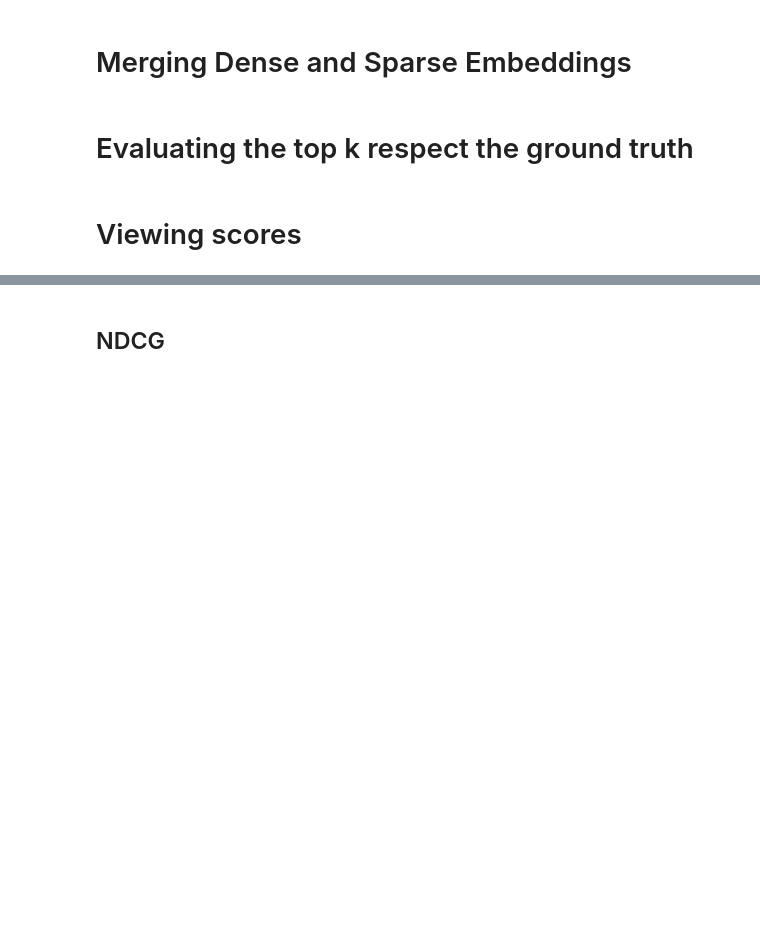
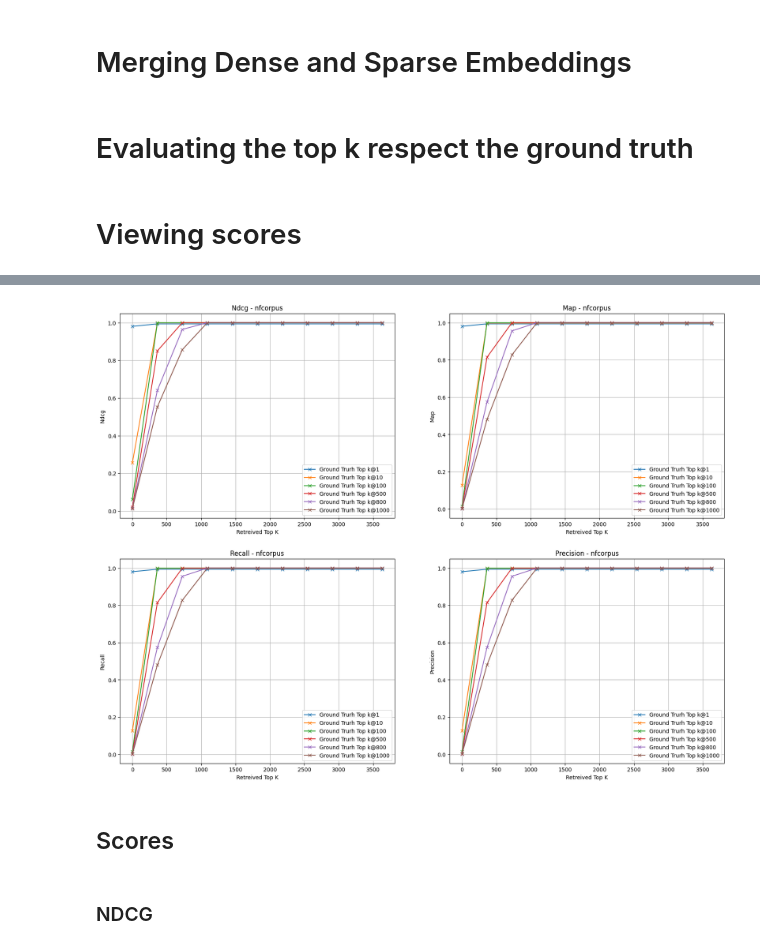
Before and after one commit to zuliani99/Sparse-Dense_Retrieval, a Jupyter notebook: Sparse_Dense_Retrieval.ipynb, the cells around one changed output, grey strips where cells are left out. Saved outputs shown, nothing was run; the diff lists cells and outputs as text; code cells hidden in the pictures; blank space fills up the shorter version.

Commit message:
ffix graphs and dictionaries

```diff
--- a/Sparse_Dense_Retrieval.ipynb
+++ b/Sparse_Dense_Retrieval.ipynb
@@ -249,10 +248,11 @@ nfcorpus - Loaded Pre-Processed Documents and Queries
 # %% [markdown]
 # Embedding
 # %%
-def embeddings(model, corpus, queries, qrels, k_values):
+def embeddings(model_type, model, corpus, queries, qrels, k_values):
   '''
   PURPOSE: getting the specific embedding using the given model
   ARGUMENTS:
+    - model_type: string specifing the type of model (sparse or dense)
     - model: specify the model to use
     - corpus: sequence of documents
     - queries: sequence of queries
@@ -264,10 +264,14 @@ def embeddings(model, corpus, queries, qrels, k_values):
   '''
   retriever = EvaluateRetrieval(model, score_function='dot', k_values=k_values) # Setting the retreiver
 
-  # Retrieve dense results
+  # Retrieve results
   results = retriever.retrieve(corpus, queries)
 
   ndcg, _map, recall, precision = retriever.evaluate(qrels, results, k_values) # Getting the scores
-  return results, {'ndcg': ndcg, 'map': _map, 'recall': recall, 'precision': precision}
+
+  print(f'\n{model_type} retrieved evaluation for k in: {k_values}')
+  print_res({'ndcg': ndcg, 'map': _map, 'recall': recall, 'precision': precision}) # Printing the scores results
+
+  return results
 # %% [markdown]
 ## Sparse Embeddings with BM25
@@ -563,7 +528,9 @@ for (dataset, merged_elem), (_, g_truth_elem) in zip(datasets_merged_k_prime_vec
 import matplotlib.pyplot as plt
 from google.colab import widgets
 
-def print_graph_scores(datasets, res_evaluate_top_k_prime, str_score):
+# for each dataset plot the 4 scores
+
+def old_print_graph_scores(datasets, res_evaluate_top_k_prime, str_score):
   '''
   PURPOSE: print the graph with the relative scores of the top k_prime respect the top k
   ARGUMENTS:
@@ -590,3 +557,34 @@ def print_graph_scores(datasets, res_evaluate_top_k_prime, str_score):
       plt.legend()
       plt.grid(True)
       plt.show()
+# %%
+import matplotlib.pyplot as plt
+from google.colab import widgets
+
+def print_graph_scores(datasets, res_evaluate_top_k_prime):
+  '''
+  PURPOSE: print the graph with the relative scores of the top k_prime respect the top k
+  ARGUMENTS:
+    - datasets: list of dataset names
+    - res_evaluate_top_k_prime: dictionary containing the score for each dataset, k
+  RETURN: None
+  '''
+
+  tb = widgets.TabBar([f'{dataset} Scores' for dataset in datasets])
+
+  for id_r, dataset in enumerate(datasets):
+    with tb.output_to(id_r, select=(i == 0)):
+      fig, axs = plt.subplots(nrows=2, ncols=2, figsize=(20, 15))
+      for id_r, row in enumerate(axs):
+        iterable_list = list(res_evaluate_top_k_prime[dataset].items())[id_r*2:(id_r+1)*2]
+        for col, (str_score, list_scores) in zip(row, iterable_list):
+          for k, scores in list_scores.items():
+            col.plot(k_prime_values[dataset], scores, label=f'Ground Trurh Top k@{k}', marker='x')
+          col.set_xlabel('Retreived Top K')
+          col.set_ylabel(str_score.capitalize())
+          col.set_title(f'{str_score.capitalize()} - {dataset}')
+          col.legend()
+          col.grid()
+# %%
+print_graph_scores(datasets, res_evaluate_top_k_prime)
+# %% [output]
@@ -593,3 +598,6 @@ def print_graph_scores(datasets, res_evaluate_top_k_prime, str_score):
+[figure, added]
+# %% [markdown]
+## Scores
 # %% [markdown]
-## NDCG
+### NDCG
 # %%
```
Also changed, not shown: parts of 20 cells of this notebook.
